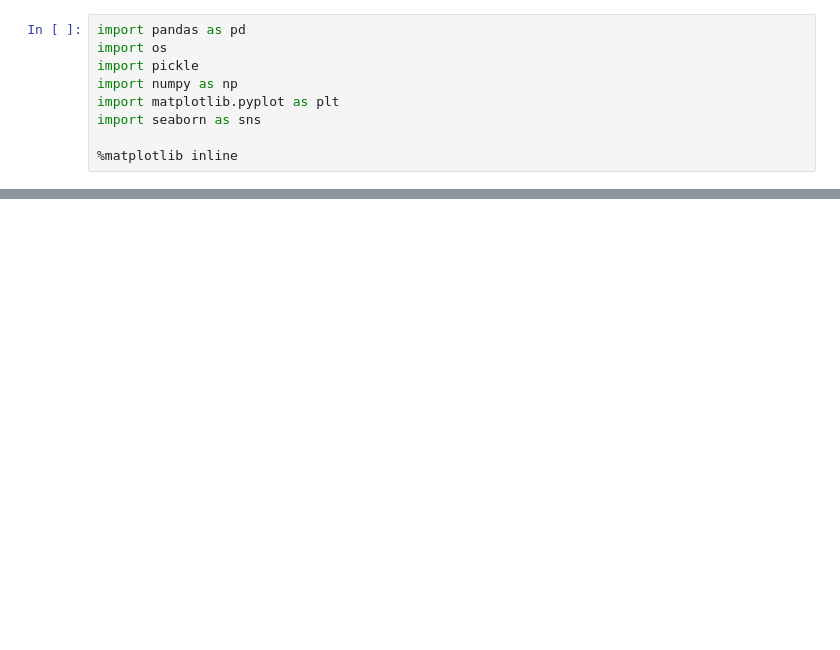
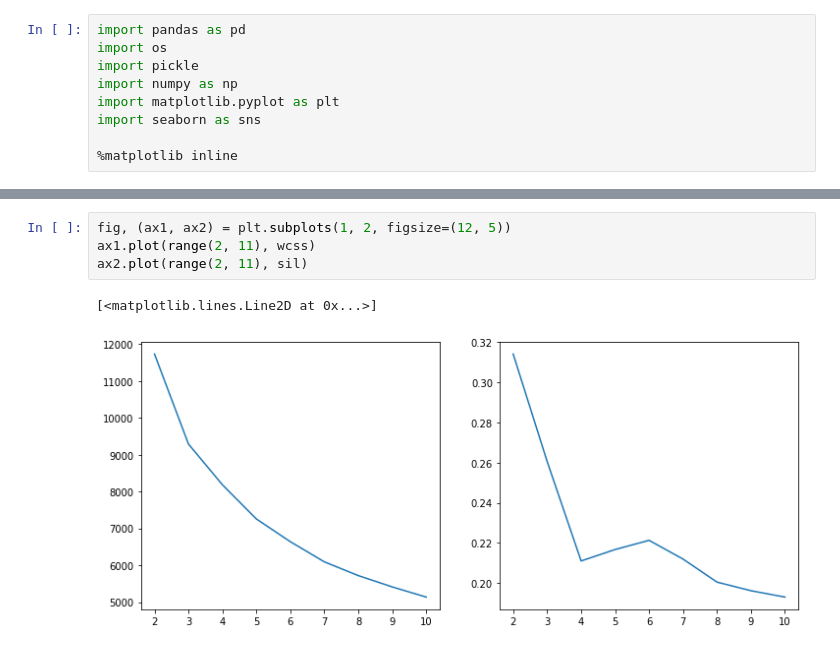
Before and after one commit to tsansom/Springboard-Data-Science, a Jupyter notebook: capstone_projects/gentrification/clustering test 2.ipynb, the cells around one changed output, grey strips where cells are left out. Saved outputs shown, nothing was run; the diff lists cells and outputs as text; blank space fills up the shorter version.

```diff
--- a/capstone_projects/gentrification/clustering test 2.ipynb
+++ b/capstone_projects/gentrification/clustering test 2.ipynb
@@ -90,0 +177,7 @@ for i in range(2, 11):
+# %%
+fig, (ax1, ax2) = plt.subplots(1, 2, figsize=(12, 5))
+ax1.plot(range(2, 11), wcss)
+ax2.plot(range(2, 11), sil)
+# %% [output]
+[<matplotlib.lines.Line2D at 0x...>]
+[figure, added]
```
Also changed, not shown: parts of 14 cells of this notebook, 9 other files.
